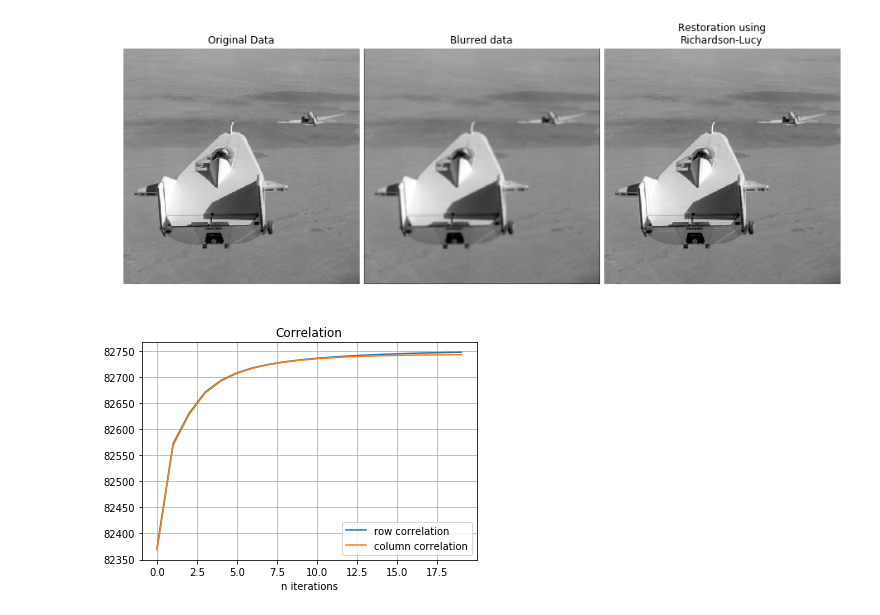
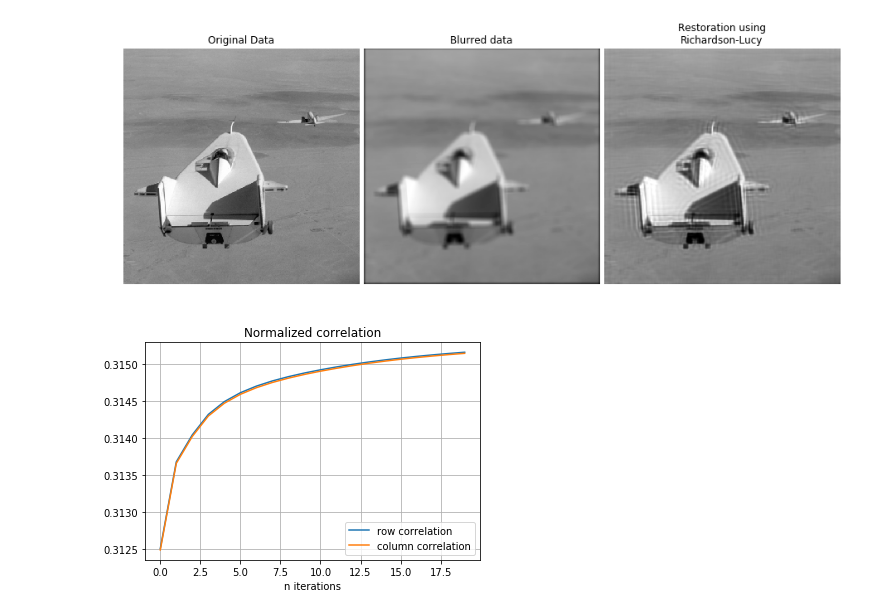
Before and after one commit to progiv/deconv, a Jupyter notebook: expertiments.ipynb, the cells around one changed output. Drawn from its saved outputs; the diff is of its cells as text; code cells hidden in the pictures.

```diff
--- a/expertiments.ipynb
+++ b/expertiments.ipynb
@@ -176,6 +176,6 @@ def richardson_lucy_matlab(image, psf, iterations=50, damp_array=0, weight=None,
         prev_image[prev_image > 1] = 1
         prev_image[prev_image < -1] = -1
     return {'image': prev_image,
-            'correlationX': correlation_X,
-            'correlationY': correlation_Y}
+            'correlationX': np.array(correlation_X)/(image.size-1),
+            'correlationY': np.array(correlation_Y)/(image.size-1)}
 # %%
@@ -198,6 +198,5 @@ plt.show()
 # %%
 liftingbody = img_as_float(io.imread('liftingbody.png'))
-psf = np.ones((5, 5)) / 25
 lifting_blurred = conv2(liftingbody, psf, 'same')
 # %%
 # Restore Image using Richardson-Lucy algorithm my:
@@ -209,10 +208,10 @@ show_results(liftingbody, lifting_blurred, deconv['image'])
 # %%
 plt.plot(range(iterations), deconv['correlationX'],
          range(iterations), deconv['correlationY'])
 plt.grid()
-plt.title('Correlation')
+plt.title('Normalized correlation')
 plt.xlabel('n iterations')
 plt.legend(['row correlation', 'column correlation'])
 plt.show()
 # %% [output]
-[figure, old version]
+[figure, new version]
```
Also changed, not shown: parts of 6 cells of this notebook, 6 other files.
